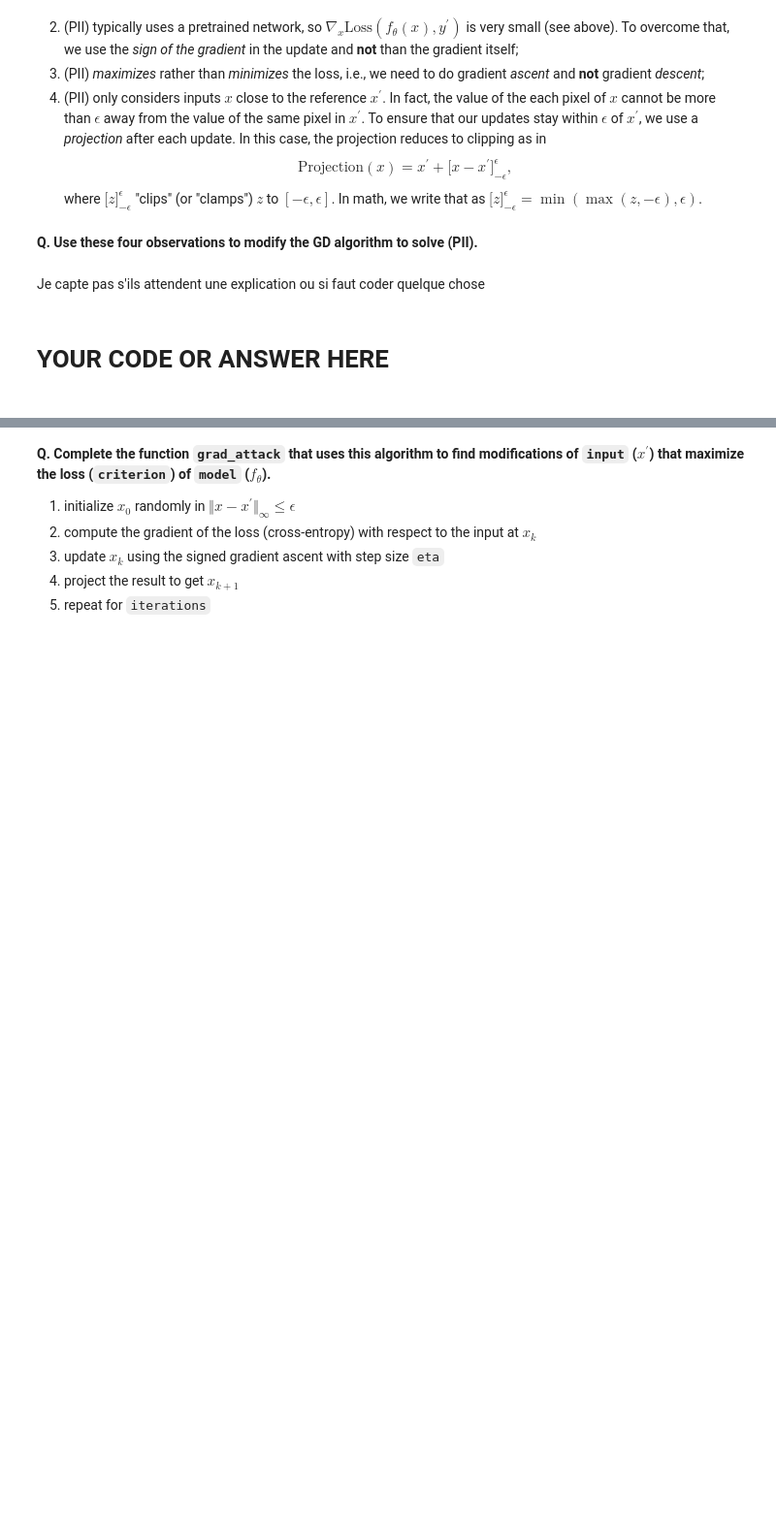
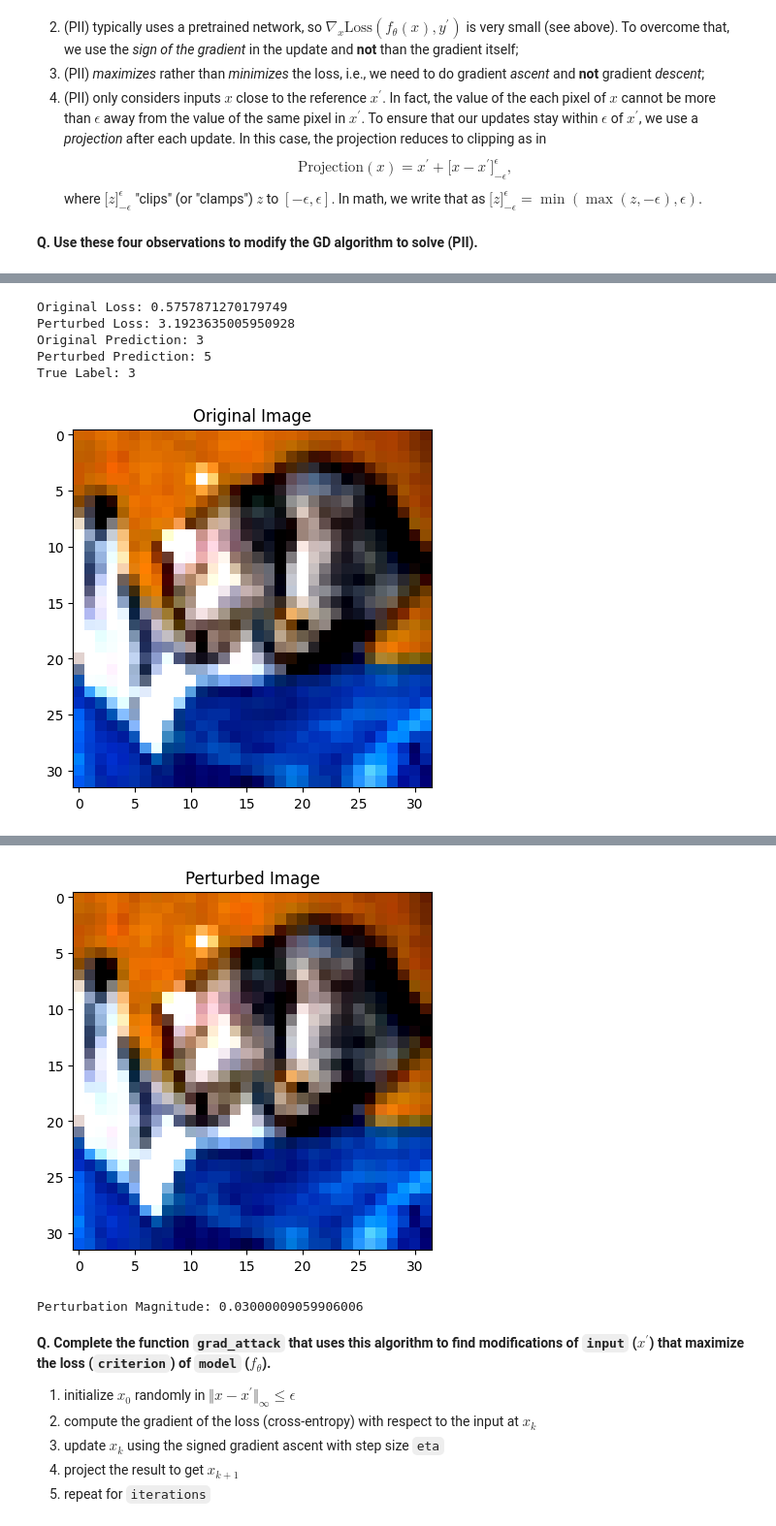
Before and after one commit to pottierc/Project-DL-Opti, a Jupyter notebook: APM52445_pottier_soto.ipynb, the cells around one changed output, grey strips where cells are left out. Shown at 97% size. Cells and saved outputs as stored; diff of their text form; code cells hidden in the pictures; blank space fills up the shorter version.

```diff
--- a/APM52445_pottier_soto.ipynb
+++ b/APM52445_pottier_soto.ipynb
@@ -308,12 +317,3 @@ The maximum absolute value of the gradient is 0.014.
     In math, we write that as $\big[ z \big]_{-\epsilon}^{\epsilon} = \min(\max(z,-\epsilon),\epsilon)$.
 # %% [markdown]
 **Q. Use these four observations to modify the GD algorithm to solve (PII).**
-# %% [markdown]
-Je capte pas s'ils attendent une explication ou si faut coder quelque chose
-# %% [markdown]
-
-#
-#
-# YOUR CODE OR ANSWER HERE
-#
-#
@@ -319,0 +359,52 @@ Je capte pas s'ils attendent une explication ou si faut coder quelque chose
+# %%
+# Let's test quickly our new code!
+
+# We define the loss function, taking the widely used CrossEntropyLoss:
+criterion = torch.nn.CrossEntropyLoss()
+
+# We take some benchmark parameters:
+epsilon = 0.03
+eta = 0.01
+num_iterations = 10
+
+# We get a batch of data:
+inputs, targets = next(iter(test_loader))
+inputs, targets = inputs.to(device), targets.to(device)
+
+# We use our grad_input_updated() function to solve PII and get our "perturbated" inputs:
+perturbed_inputs = grad_input_updated(model, inputs, targets, criterion, epsilon, eta, num_iterations)
+
+# We compute the loss for original and perturbed inputs:
+with torch.no_grad():
+    original_outputs = model(inputs)
+    perturbed_outputs = model(perturbed_inputs)
+    original_loss = criterion(original_outputs, targets).item()
+    perturbed_loss = criterion(perturbed_outputs, targets).item()
+
+# Get model predictions:
+_, original_preds = torch.max(original_outputs, 1)
+_, perturbed_preds = torch.max(perturbed_outputs, 1)
+
+# We print relevant information:
+print("Original Loss:", original_loss)
+print("Perturbed Loss:", perturbed_loss)
+print("Original Prediction:", original_preds[0].item())  # Access the first element
+print("Perturbed Prediction:", perturbed_preds[0].item())  # Access the first element
+print("True Label:", targets[0].item())  # Access the first element
+
+# We can visualize the original and perturbed images with the following function:
+def imshow(img, title):
+    img = img.detach().cpu()  # Detach the tensor from the computation graph
+    img = img / 2 + 0.5  # Unnormalize
+    npimg = img.numpy()
+    plt.imshow(np.transpose(npimg, (1, 2, 0)))
+    plt.title(title)
+    plt.show()
+
+imshow(inputs[0], "Original Image")
+imshow(perturbed_inputs[0], "Perturbed Image")
+
+# Calculate the magnitude of the perturbations
+perturbation_magnitude = torch.max(torch.abs(perturbed_inputs - inputs)).item()
+print("Perturbation Magnitude:", perturbation_magnitude)
+# %% [output]
@@ -319,0 +412,6 @@ Je capte pas s'ils attendent une explication ou si faut coder quelque chose
+Original Loss: 0.5757871270179749
+Perturbed Loss: 3.1923635005950928
+Original Prediction: 3
+Perturbed Prediction: 5
+True Label: 3
+[figure, added]
@@ -320,3 +419,5 @@ Je capte pas s'ils attendent une explication ou si faut coder quelque chose
+[figure, added]
+Perturbation Magnitude: 0.03000009059906006
 # %% [markdown]
 **Q. Complete the function `grad_attack` that uses this algorithm to find modifications of `input` ($x^\prime$) that maximize the loss (`criterion`) of `model` ($f_\theta$).**
 1. initialize $x_0$ randomly in $\Vert x - x^\prime \Vert_{\infty} \leq \epsilon$
```
Also changed, not shown: parts of 20 cells of this notebook.
